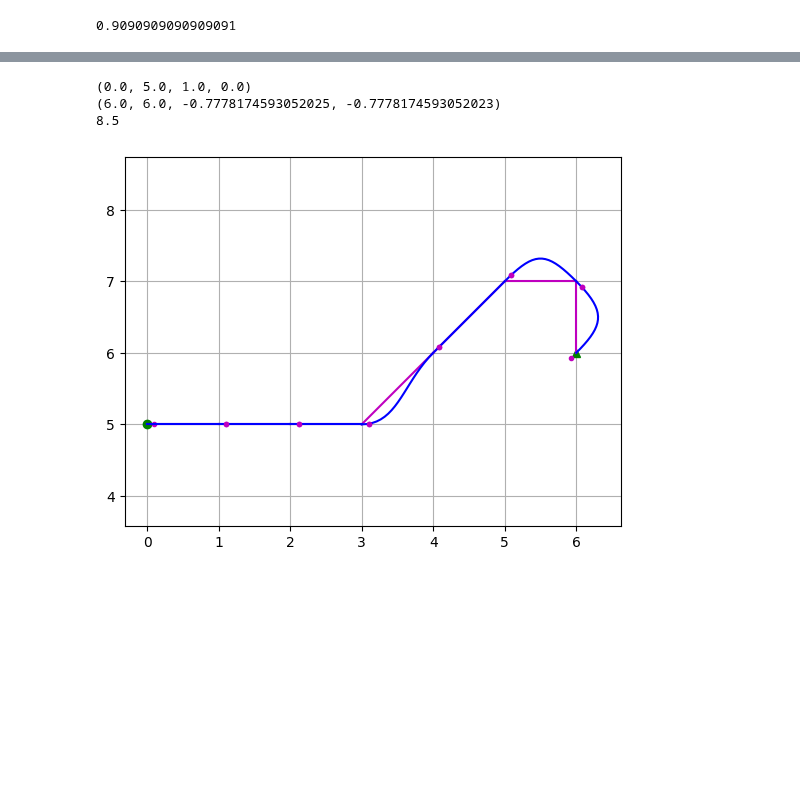
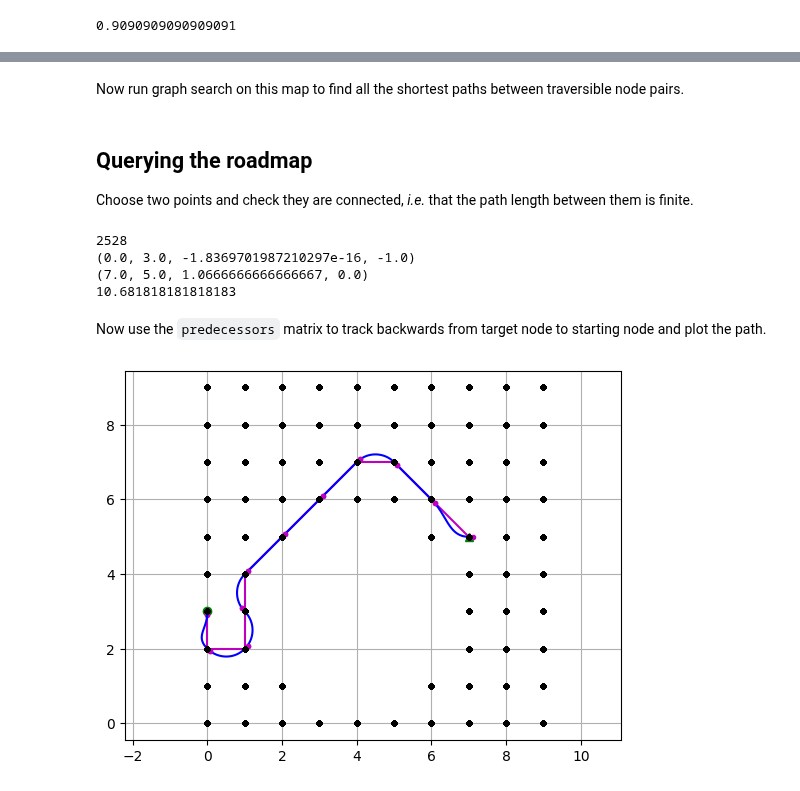
Before and after one commit to arthurrichards77/smply, a Jupyter notebook: grid_states.ipynb, the cells around one changed output, grey strips where cells are left out. Drawn from its saved outputs; the diff is of its cells as text; code cells hidden in the pictures; blank space fills up the shorter version.

```diff
--- a/grid_states.ipynb
+++ b/grid_states.ipynb
@@ -171,10 +219,10 @@ TypeError: fit_cubic() takes 4 positional arguments but 5 were given
 # %%
 for (i1,s1) in enumerate(grid_points):
-    if (s1[0],s1[1])!=(1.0,2.0):
+    if (s1[0],s1[1])!=(1.0,7.0):
         continue
     for (i2,s2) in enumerate(grid_points):
         t12,x,y = travel_time(s1,s2)
-        if t12 < 3.0:
+        if t12 < np.inf:
             plt.plot(x,y,'-')
 plt.axis('equal')
 plt.grid('on')
@@ -183,0 +234,15 @@ plt.show()
+# %%
+link_cache = {}
+
+def travel_time_using_cache(s1,s2):
+    x1,y1,vx1,vy1 = s1
+    x2,y2,vx2,vy2 = s2
+    dx = x2-x1
+    dy = y2-y1
+    cache_key = (dx,dy,vx1,vy1,vx2,vy2)
+    if cache_key in link_cache:
+        t12,x,y = link_cache[cache_key]
+    else:
+        t12,x,y = travel_time((0,0,vx1,vy1),(dx,dy,vx2,vy2))
+        link_cache[cache_key] = (t12,x,y)
+    return t12,x+x1,y+y1
@@ -186,46 +255,58 @@ cost_matrix = np.inf*np.ones((num_points,num_points))
 link_matrix = {}
 for (i1,s1) in enumerate(grid_points):
     for (i2,s2) in enumerate(grid_points):
-        t12,x,y = travel_time(s1,s2)
-        if t12 < 3.0:
-            cost_matrix[i1,i2] = t12
+        #t12,x,y = travel_time(s1,s2)
+        t12,x,y = travel_time_using_cache(s1,s2)
+        cost_matrix[i1,i2] = t12
+        if t12<np.inf:
             link_matrix[(i1,i2)] = (x,y)
+# %% [markdown]
+Now run graph search on this map to find all the shortest paths between traversible node pairs.
 # %%
 from scipy.sparse.csgraph import shortest_path
 path_length,predecessors = shortest_path(cost_matrix, return_predecessors=True)
+# %% [markdown]
+## Querying the roadmap
+
+Choose two points and check they are connected, _i.e._ that the path length between them is finite.
 # %%
+print(num_points)
 start_node = 120
-target_node = 1600
+target_node = 1729
 print(grid_points[start_node])
 print(grid_points[target_node])
 print(path_length[start_node,target_node])
 # %% [output]
-(0.0, 5.0, 1.0, 0.0)
-(6.0, 6.0, -0.7778174593052025, -0.7778174593052023)
-8.5
+2528
+(0.0, 3.0, -1.8369701987210297e-16, -1.0)
+(7.0, 5.0, 1.0666666666666667, 0.0)
+10.681818181818183
+# %% [markdown]
+Now use the `predecessors` matrix to track backwards from target node to starting node and plot the path.
 # %%
 plt.plot([grid_points[start_node][0]],
          [grid_points[start_node][1]],'go')
 plt.plot([grid_points[target_node][0]],
          [grid_points[target_node][1]],'g^')
 curr_node = target_node
 for kk in range(len(grid_points)):
     prev_node = predecessors[start_node,curr_node]
     plt.plot([grid_points[curr_node][0] + vel_scale*grid_points[curr_node][2],
               grid_points[prev_node][0] + vel_scale*grid_points[prev_node][2]],
              [grid_points[curr_node][1] + vel_scale*grid_points[curr_node][3],
               grid_points[prev_node][1] + vel_scale*grid_points[prev_node][3]],'m.')
     plt.plot([grid_points[curr_node][0],
               grid_points[prev_node][0]],
              [grid_points[curr_node][1],
               grid_points[prev_node][1]],'m-')
     px,py = link_matrix[(prev_node,curr_node)]
     plt.plot(px,py,'b-')
     curr_node=prev_node
     if curr_node==start_node:
         break
+plt.plot([p[0] for p in grid_points],[p[1] for p in grid_points],'k.')
 plt.grid('on')
 plt.axis('equal')
 plt.show()
 # %% [output]
-[figure, old version]
+[figure, new version]
```
Also changed, not shown: parts of 23 cells of this notebook, 1 other file.
